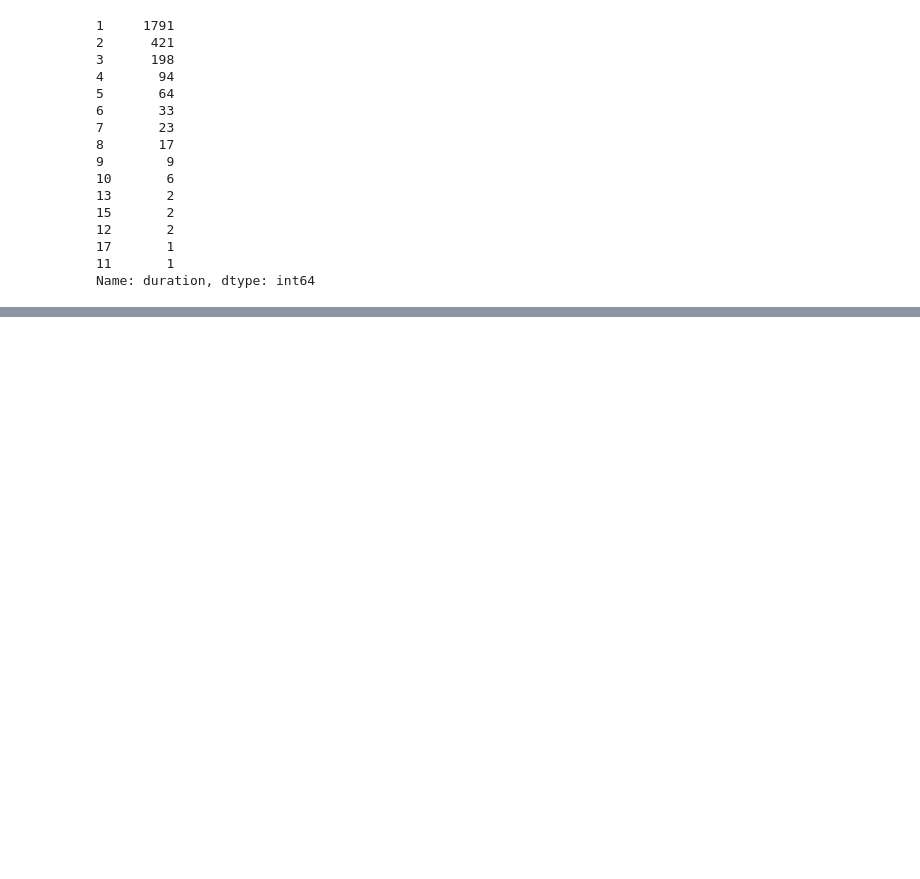
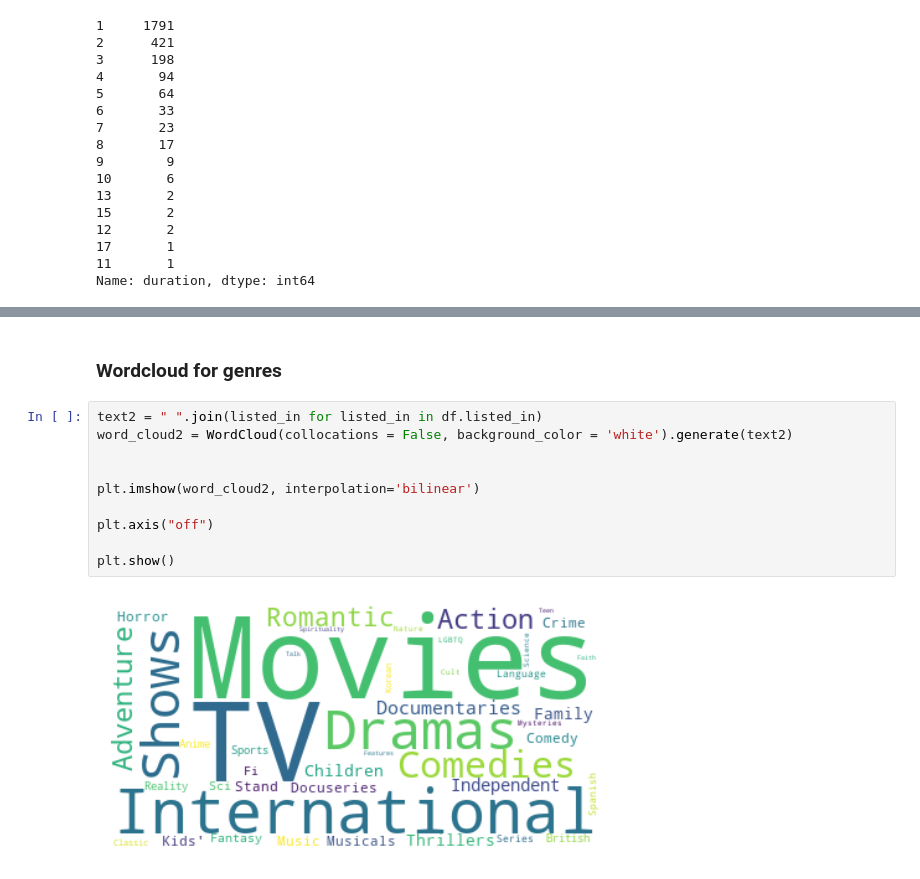
Before and after one commit to yipulerina/Data-Analyst-Projects, a Jupyter notebook: Netflix_EDA/netflix_eda.ipynb, the cells around one changed output, grey strips where cells are left out. Saved outputs shown, nothing was run; the diff lists cells and outputs as text; blank space fills up the shorter version.

```diff
--- a/Netflix_EDA/netflix_eda.ipynb
+++ b/Netflix_EDA/netflix_eda.ipynb
@@ -531,0 +555,14 @@ That's it for my analysis
+# %% [markdown]
+### Wordcloud for genres
+# %%
+text2 = " ".join(listed_in for listed_in in df.listed_in)
+word_cloud2 = WordCloud(collocations = False, background_color = 'white').generate(text2)
+
+
+plt.imshow(word_cloud2, interpolation='bilinear')
+
+plt.axis("off")
+
+plt.show()
+# %% [output]
+[figure, added]
```
Also changed, not shown: parts of 34 cells of this notebook.
